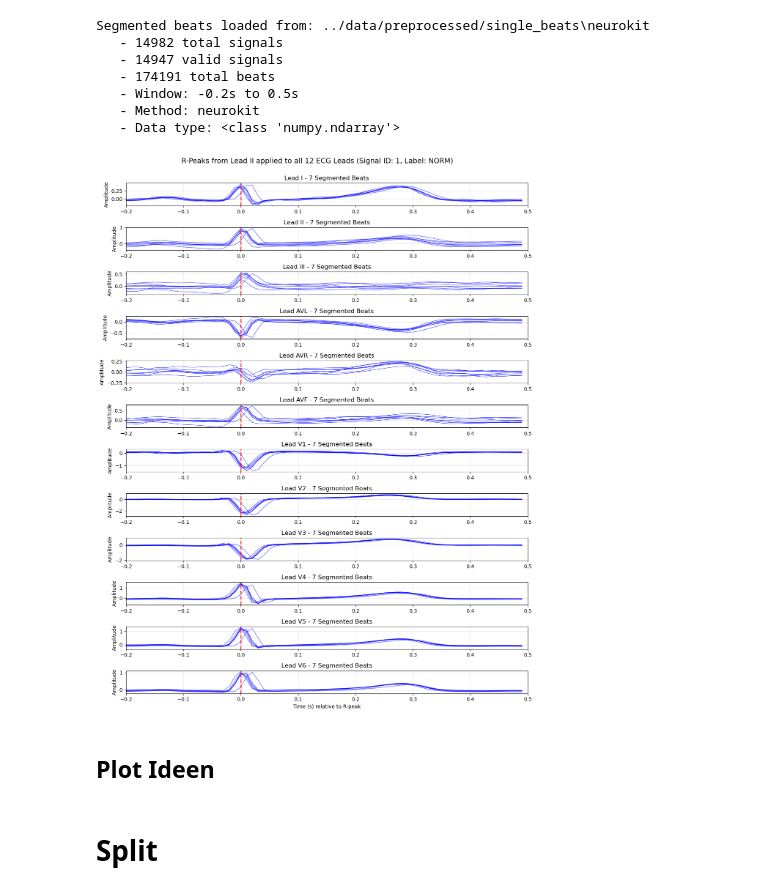
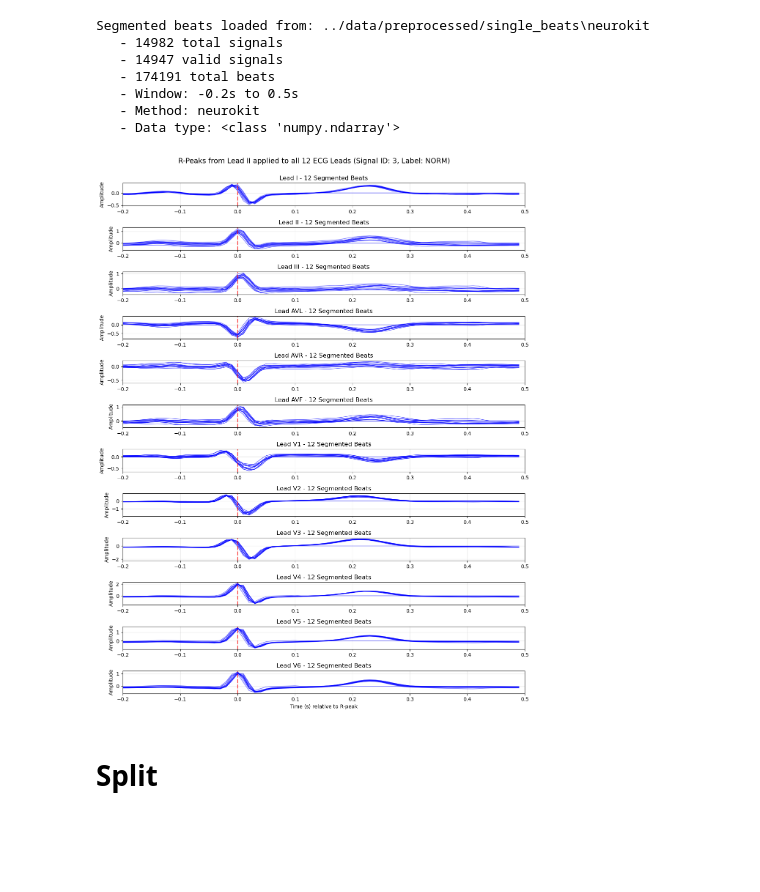
Before and after one commit to AliceKitchkin/ECG_xAI, a Jupyter notebook: notebooks/01_data_pipeline.ipynb, the cells around one changed output. Cells and saved outputs as stored; diff of their text form; code cells hidden in the pictures; blank space fills up the shorter version.

```diff
--- a/notebooks/01_data_pipeline.ipynb
+++ b/notebooks/01_data_pipeline.ipynb
@@ -505,19 +400,17 @@ Segmented beats loaded from: ../data/preprocessed/single_beats\neurokit
    - Method: neurokit
    - Data type: <class 'numpy.ndarray'>
 # %%
-signal_idx = 1
+signal_idx = 3
 label = detection_info[signal_idx]["label_name"]
 
 SingleBeatsDetector.plot_beat_segments(
     all_segmented_beats = all_segmented_beats,
     signal_idx = signal_idx,
     label = label,
     max_beats_per_lead = 15,
     lead_names = lead_names,
     sampling_frequency = SAMPLING_FREQUENCY,
     fig_size = (12, 16)
 )
 # %% [output]
-[figure, old version]
+[figure, new version]
-# %% [markdown]
-## Plot Ideen
```
Also changed, not shown: parts of 14 cells of this notebook, 3 other files.
